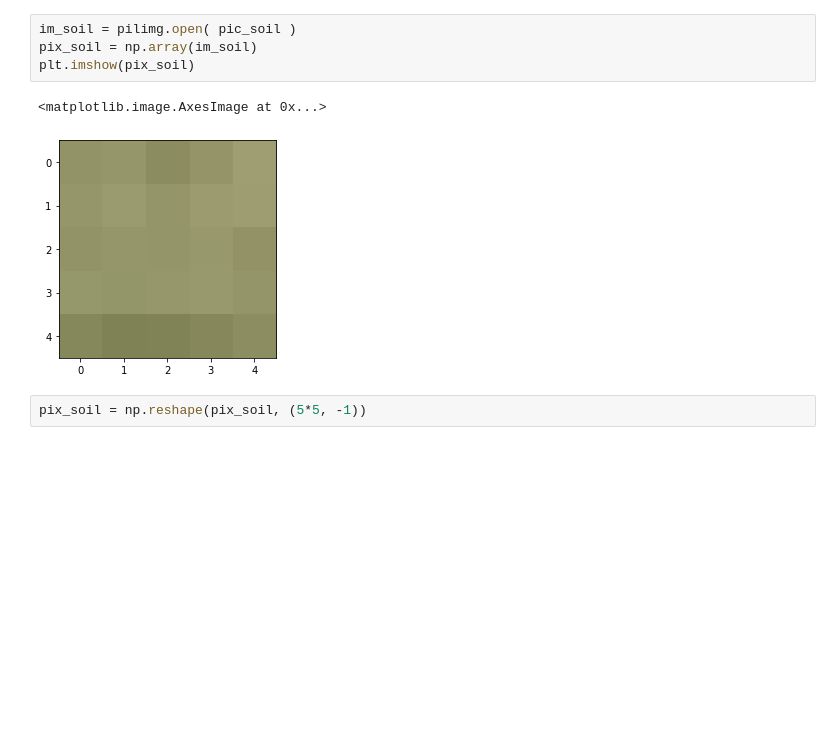
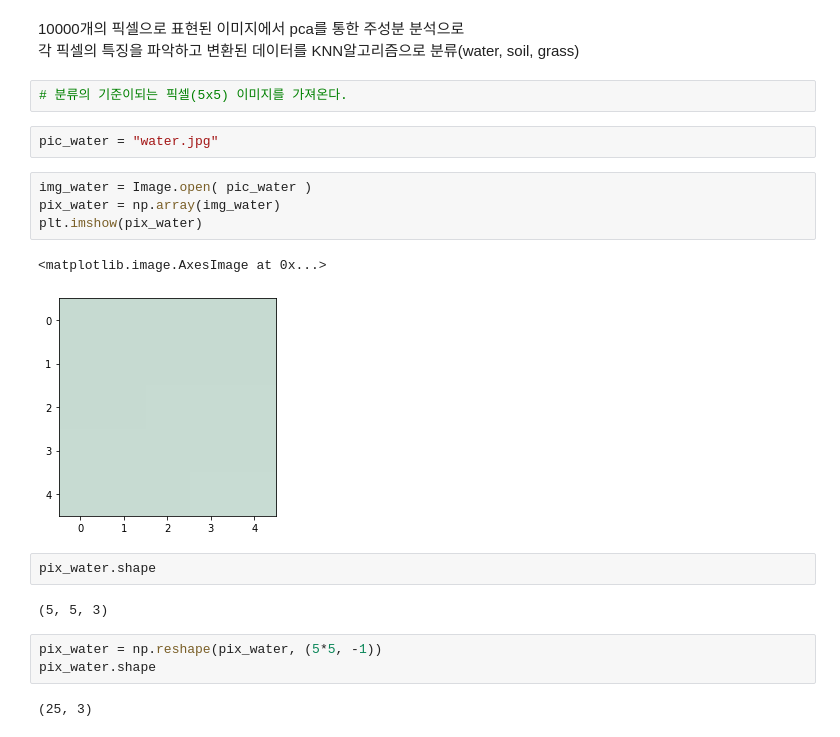
Before and after one commit to och0415/Introduction-to-Optical-Remote-Exploration-CN7500474-001-, a Jupyter notebook: KNN.ipynb, the cells around one changed output. Saved outputs shown, nothing was run; the diff lists cells and outputs as text; blank space fills up the shorter version.

```diff
--- a/KNN.ipynb
+++ b/KNN.ipynb
@@ -403,9 +76,23 @@ To: /content/soil.jpg.jpg
-# %%
-im_soil = pilimg.open( pic_soil )
-pix_soil = np.array(im_soil)
-plt.imshow(pix_soil)
-# %% [output]
-<matplotlib.image.AxesImage at 0x...>
-[figure, removed]
-# %%
-pix_soil = np.reshape(pix_soil, (5*5, -1))
+# %% [markdown]
+ 10000개의 픽셀으로 표현된 이미지에서 pca를 통한 주성분 분석으로
+ 각 픽셀의 특징을 파악하고 변환된 데이터를 KNN알고리즘으로 분류(water, soil, grass)
+# %%
+# 분류의 기준이되는 픽셀(5x5) 이미지를 가져온다.
+# %%
+pic_water = "water.jpg"
+# %%
+img_water = Image.open( pic_water )
+pix_water = np.array(img_water)
+plt.imshow(pix_water)
+# %% [output]
+<matplotlib.image.AxesImage at 0x...>
+[figure, added]
+# %%
+pix_water.shape
+# %% [output]
+(5, 5, 3)
+# %%
+pix_water = np.reshape(pix_water, (5*5, -1))
+pix_water.shape
+# %% [output]
+(25, 3)
```
Also changed, not shown: parts of 133 cells of this notebook.
